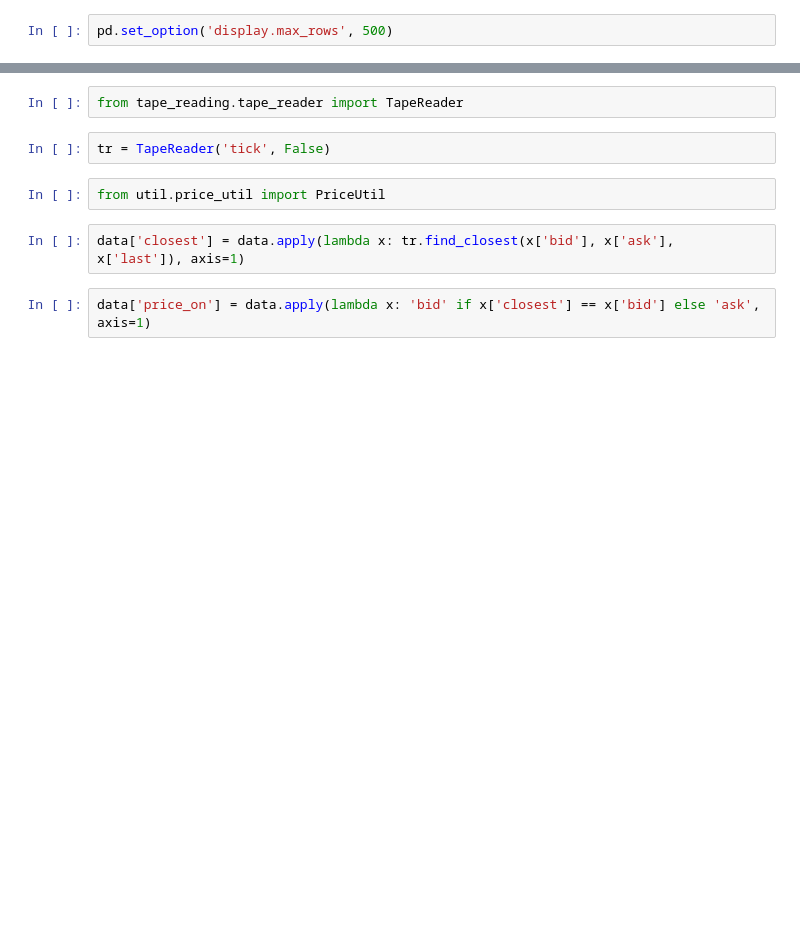
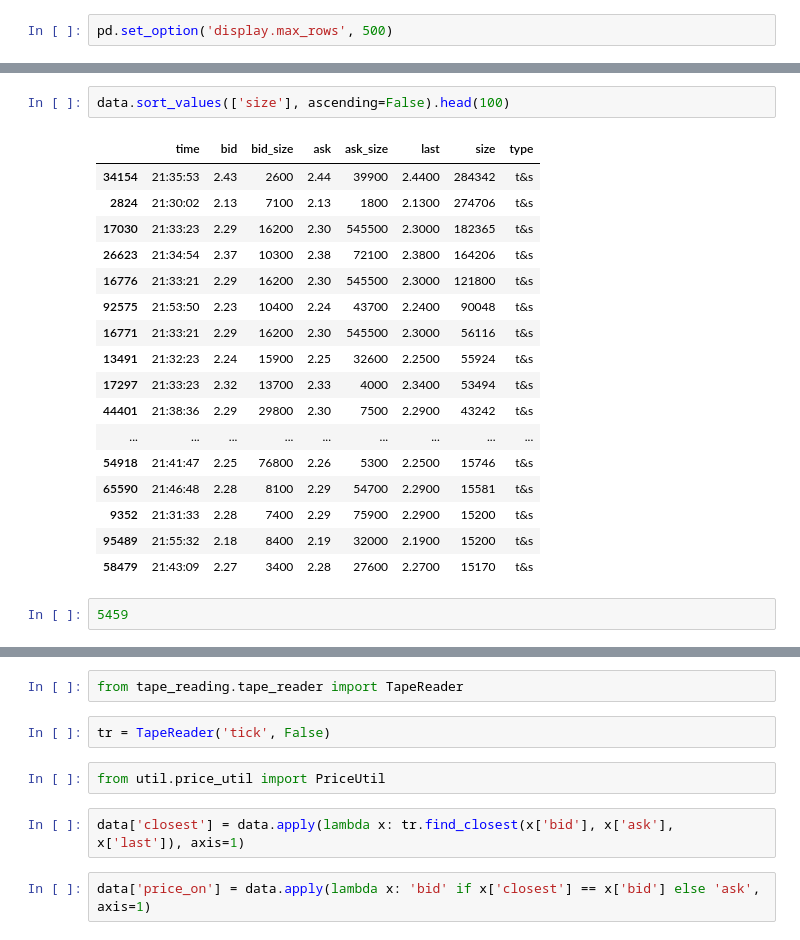
Before and after one commit to dhanushanthp/Level2Trader, a Jupyter notebook: notebooks/tape_reading.ipynb, the cells around one changed output, grey strips where cells are left out. Cells and saved outputs as stored; diff of their text form; blank space fills up the shorter version.

```diff
--- a/notebooks/tape_reading.ipynb
+++ b/notebooks/tape_reading.ipynb
@@ -12,0 +33,22 @@ data = pd.read_csv('test_data/2021040123_ACY.csv', names=['time', 'bid', 'bid_si
+# %%
+data.sort_values(['size'], ascending=False).head(100)
+# %% [output]
+|  | time | bid | bid_size | ask | ask_size | last | size | type |
+| 34154 | 21:35:53 | 2.43 | 2600 | 2.44 | 39900 | 2.4400 | 284342 | t&s |
+| 2824 | 21:30:02 | 2.13 | 7100 | 2.13 | 1800 | 2.1300 | 274706 | t&s |
+| 17030 | 21:33:23 | 2.29 | 16200 | 2.30 | 545500 | 2.3000 | 182365 | t&s |
+| 26623 | 21:34:54 | 2.37 | 10300 | 2.38 | 72100 | 2.3800 | 164206 | t&s |
+| 16776 | 21:33:21 | 2.29 | 16200 | 2.30 | 545500 | 2.3000 | 121800 | t&s |
+| 92575 | 21:53:50 | 2.23 | 10400 | 2.24 | 43700 | 2.2400 | 90048 | t&s |
+| 16771 | 21:33:21 | 2.29 | 16200 | 2.30 | 545500 | 2.3000 | 56116 | t&s |
+| 13491 | 21:32:23 | 2.24 | 15900 | 2.25 | 32600 | 2.2500 | 55924 | t&s |
+| 17297 | 21:33:23 | 2.32 | 13700 | 2.33 | 4000 | 2.3400 | 53494 | t&s |
+| 44401 | 21:38:36 | 2.29 | 29800 | 2.30 | 7500 | 2.2900 | 43242 | t&s |
+| ... | ... | ... | ... | ... | ... | ... | ... | ... |
+| 54918 | 21:41:47 | 2.25 | 76800 | 2.26 | 5300 | 2.2500 | 15746 | t&s |
+| 65590 | 21:46:48 | 2.28 | 8100 | 2.29 | 54700 | 2.2900 | 15581 | t&s |
+| 9352 | 21:31:33 | 2.28 | 7400 | 2.29 | 75900 | 2.2900 | 15200 | t&s |
+| 95489 | 21:55:32 | 2.18 | 8400 | 2.19 | 32000 | 2.1900 | 15200 | t&s |
+| 58479 | 21:43:09 | 2.27 | 3400 | 2.28 | 27600 | 2.2700 | 15170 | t&s |
+# %%
+5459
```
Also changed, not shown: parts of 4 cells of this notebook, 6 other files.
